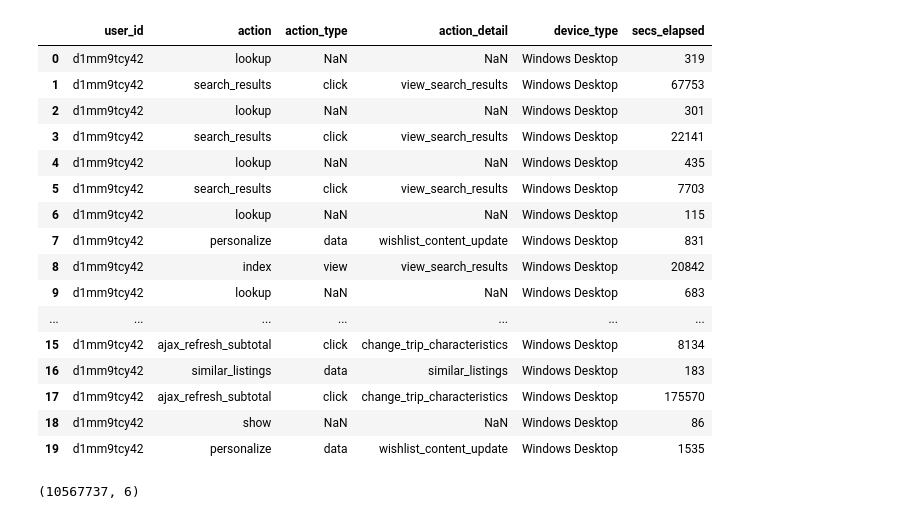
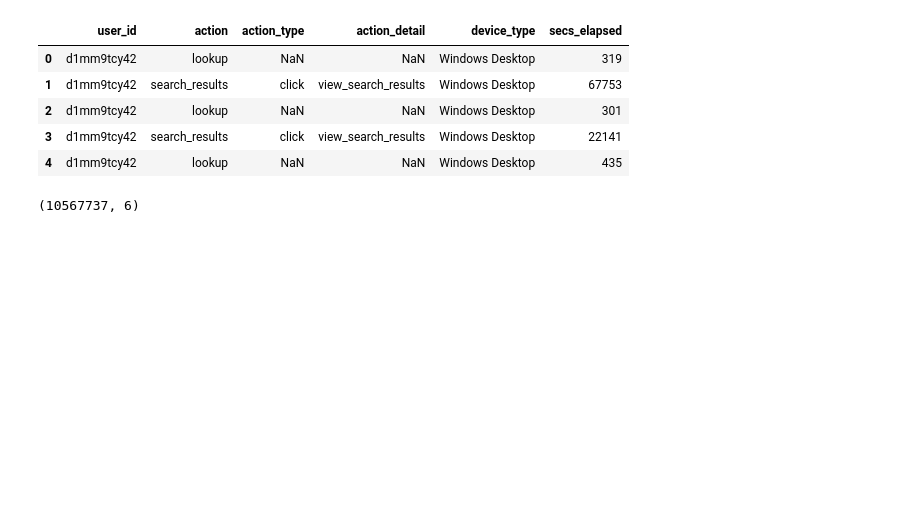
Before and after one commit to ah3200/airbnb-kaggle, a Jupyter notebook: Airbnb-session-explore.ipynb, the cells around one changed output. Saved outputs shown, nothing was run; the diff lists cells and outputs as text; code cells hidden in the pictures; blank space fills up the shorter version.

```diff
--- a/Airbnb-session-explore.ipynb
+++ b/Airbnb-session-explore.ipynb
@@ -4,25 +4,14 @@ import pandas as pd
 # %%
 session = pd.read_csv('./data/sessions.csv')
 # %%
-session.head(20)
+session.head(5)
 # %% [output]
 |  | user_id | action | action_type | action_detail | device_type | secs_elapsed |
 | 0 | d1mm9tcy42 | lookup | NaN | NaN | Windows Desktop | 319 |
 | 1 | d1mm9tcy42 | search_results | click | view_search_results | Windows Desktop | 67753 |
 | 2 | d1mm9tcy42 | lookup | NaN | NaN | Windows Desktop | 301 |
 | 3 | d1mm9tcy42 | search_results | click | view_search_results | Windows Desktop | 22141 |
 | 4 | d1mm9tcy42 | lookup | NaN | NaN | Windows Desktop | 435 |
-| 5 | d1mm9tcy42 | search_results | click | view_search_results | Windows Desktop | 7703 |
-| 6 | d1mm9tcy42 | lookup | NaN | NaN | Windows Desktop | 115 |
-| 7 | d1mm9tcy42 | personalize | data | wishlist_content_update | Windows Desktop | 831 |
-| 8 | d1mm9tcy42 | index | view | view_search_results | Windows Desktop | 20842 |
-| 9 | d1mm9tcy42 | lookup | NaN | NaN | Windows Desktop | 683 |
-| ... | ... | ... | ... | ... | ... | ... |
-| 15 | d1mm9tcy42 | ajax_refresh_subtotal | click | change_trip_characteristics | Windows Desktop | 8134 |
-| 16 | d1mm9tcy42 | similar_listings | data | similar_listings | Windows Desktop | 183 |
-| 17 | d1mm9tcy42 | ajax_refresh_subtotal | click | change_trip_characteristics | Windows Desktop | 175570 |
-| 18 | d1mm9tcy42 | show | NaN | NaN | Windows Desktop | 86 |
-| 19 | d1mm9tcy42 | personalize | data | wishlist_content_update | Windows Desktop | 1535 |
 # %%
 session.shape
 # %% [output]
```
Also changed, not shown: parts of 21 cells of this notebook, 2 other files.
